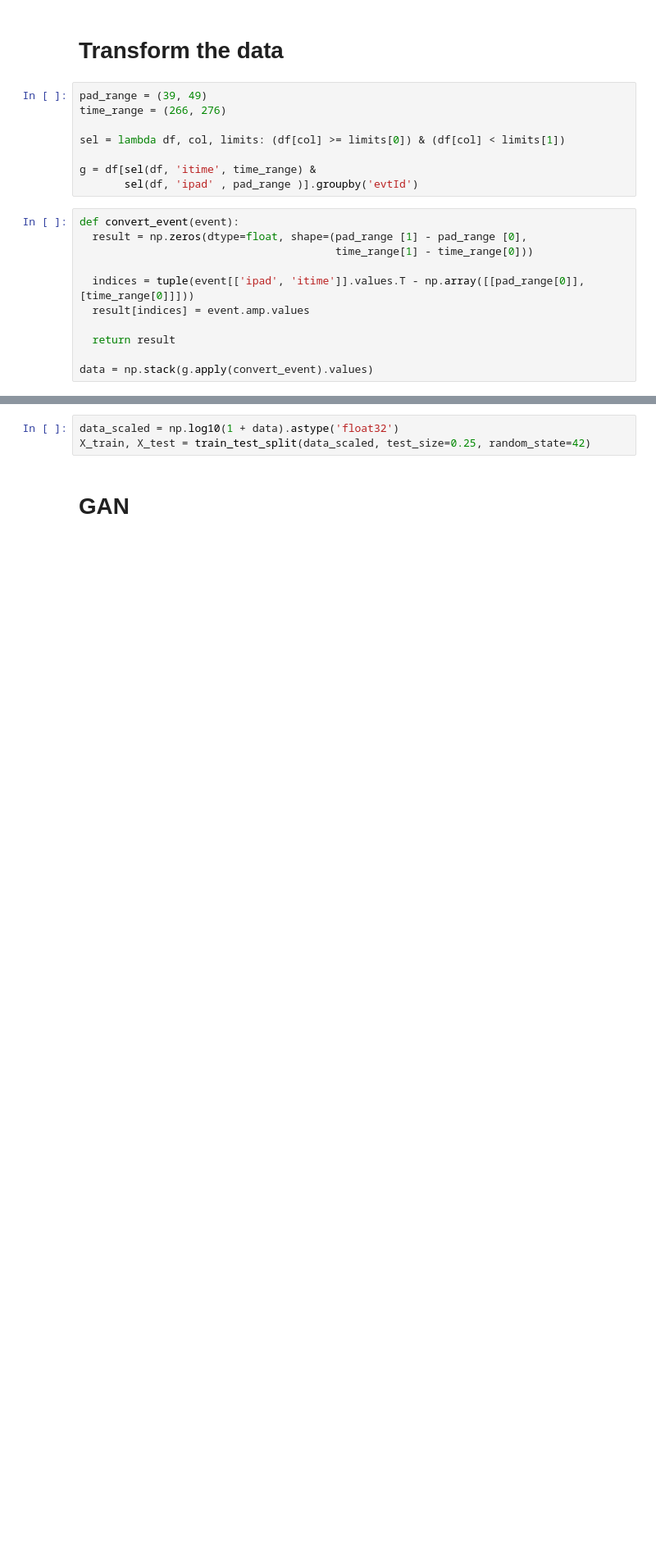
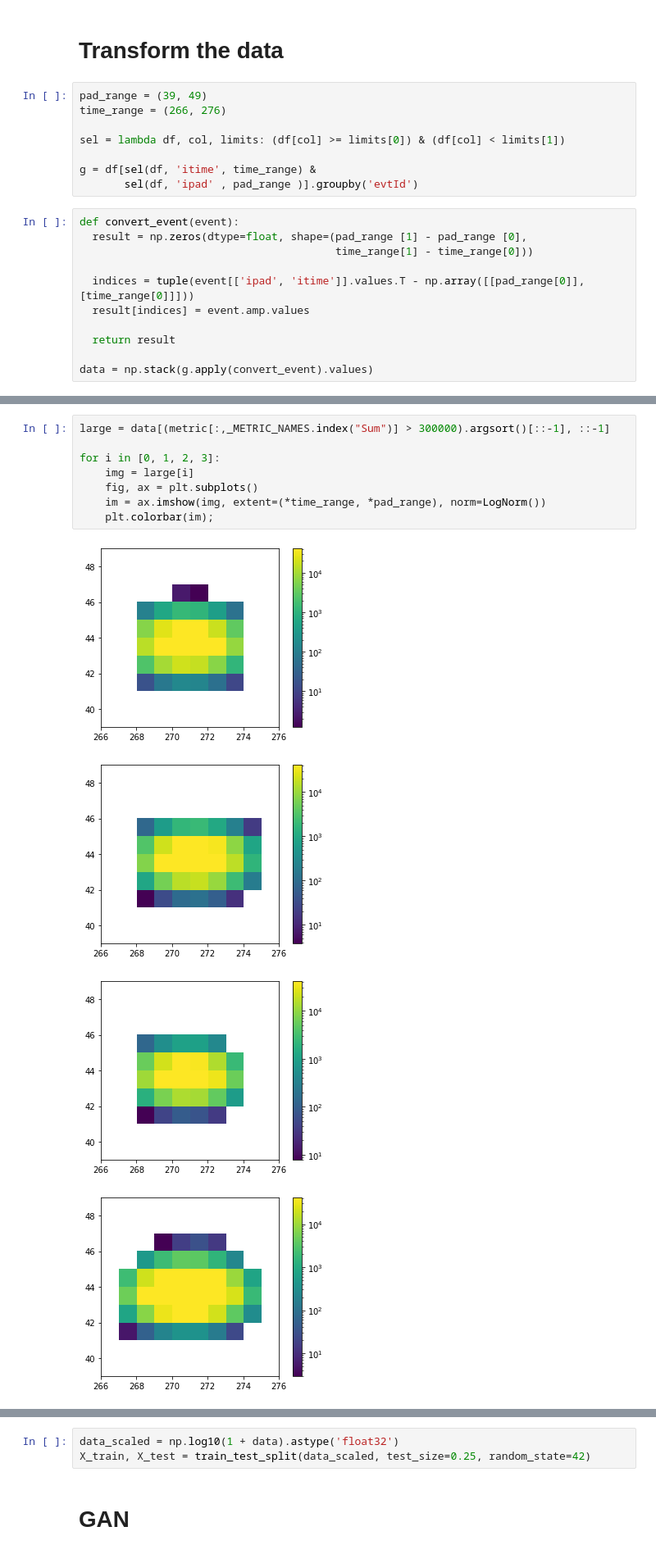
Before and after one commit to SiLiKhon/TPC-FastSim, a Jupyter notebook: notebooks/TPC_overview.ipynb, the cells around one changed output, grey strips where cells are left out. Shown at 82% size. Saved outputs shown, nothing was run; the diff lists cells and outputs as text; blank space fills up the shorter version.

```diff
--- a/notebooks/TPC_overview.ipynb
+++ b/notebooks/TPC_overview.ipynb
@@ -128,0 +183,13 @@ for i in [0, 100, 1000, 3000]:
+# %%
+large = data[(metric[:,_METRIC_NAMES.index("Sum")] > 300000).argsort()[::-1], ::-1]
+
+for i in [0, 1, 2, 3]:
+    img = large[i]
+    fig, ax = plt.subplots()
+    im = ax.imshow(img, extent=(*time_range, *pad_range), norm=LogNorm())
+    plt.colorbar(im);
+# %% [output]
+[figure, added]
+[figure, added]
+[figure, added]
+[figure, added]
```
Also changed, not shown: parts of 7 cells of this notebook.
